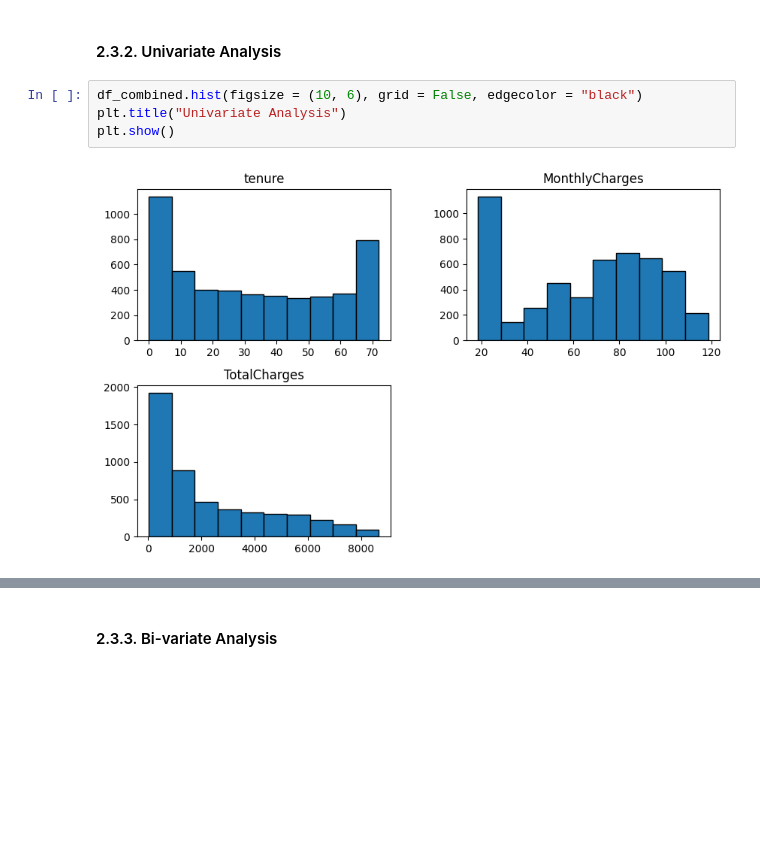
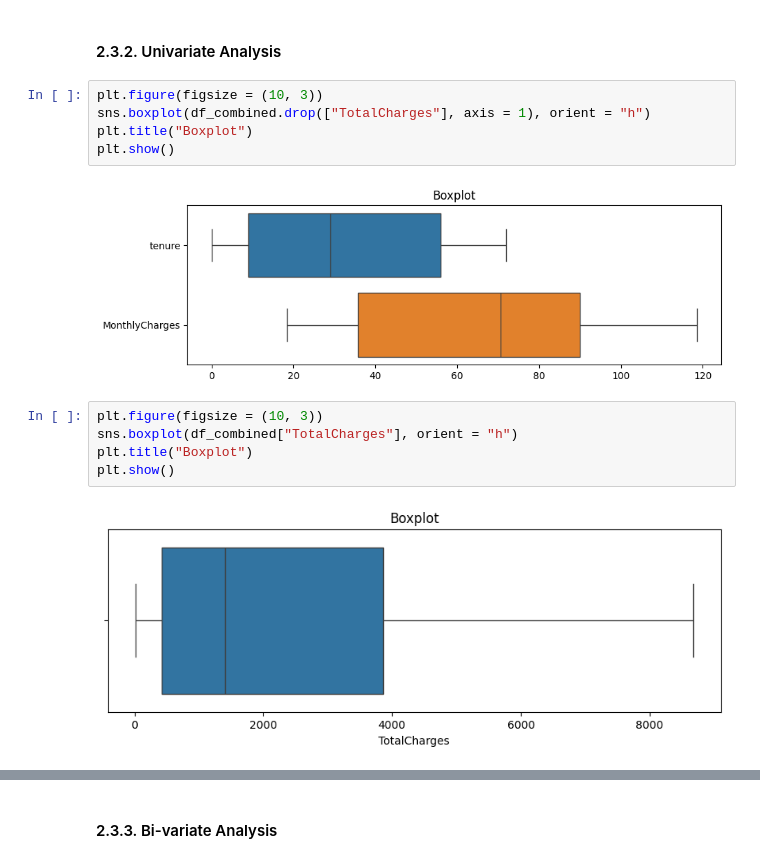
Before and after one commit to edadso/Customer-Churn-Prediction-Vodafone-Corporation, a Jupyter notebook: notebooks/project_code.ipynb, the cells around one changed output, grey strips where cells are left out. Saved outputs shown, nothing was run; the diff lists cells and outputs as text; blank space fills up the shorter version.

```diff
--- a/notebooks/project_code.ipynb
+++ b/notebooks/project_code.ipynb
@@ -351,8 +287,16 @@ des_stats
 # %% [markdown]
 #### 2.3.2. Univariate Analysis
-# %%
-df_combined.hist(figsize = (10, 6), grid = False, edgecolor = "black")
-plt.title("Univariate Analysis")
-plt.show()
-# %% [output]
-[figure, removed]
+# %%
+plt.figure(figsize = (10, 3))
+sns.boxplot(df_combined.drop(["TotalCharges"], axis = 1), orient = "h")
+plt.title("Boxplot")
+plt.show()
+# %% [output]
+[figure, added]
+# %%
+plt.figure(figsize = (10, 3))
+sns.boxplot(df_combined["TotalCharges"], orient = "h")
+plt.title("Boxplot")
+plt.show()
+# %% [output]
+[figure, added]
```
Also changed, not shown: parts of 58 cells of this notebook.
